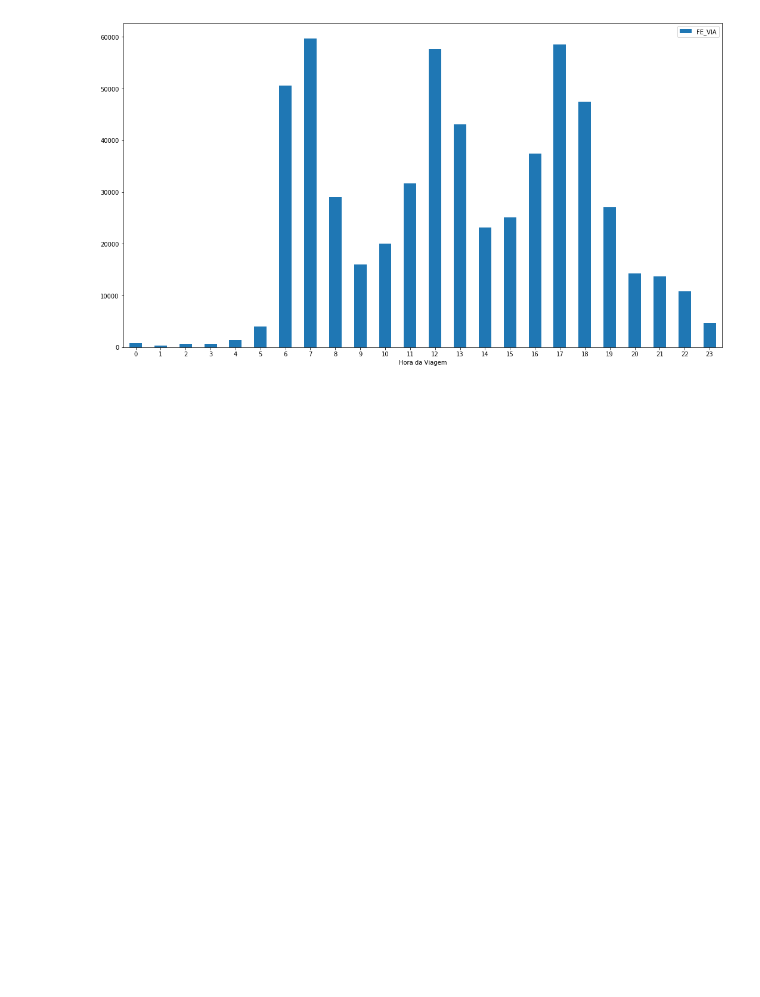
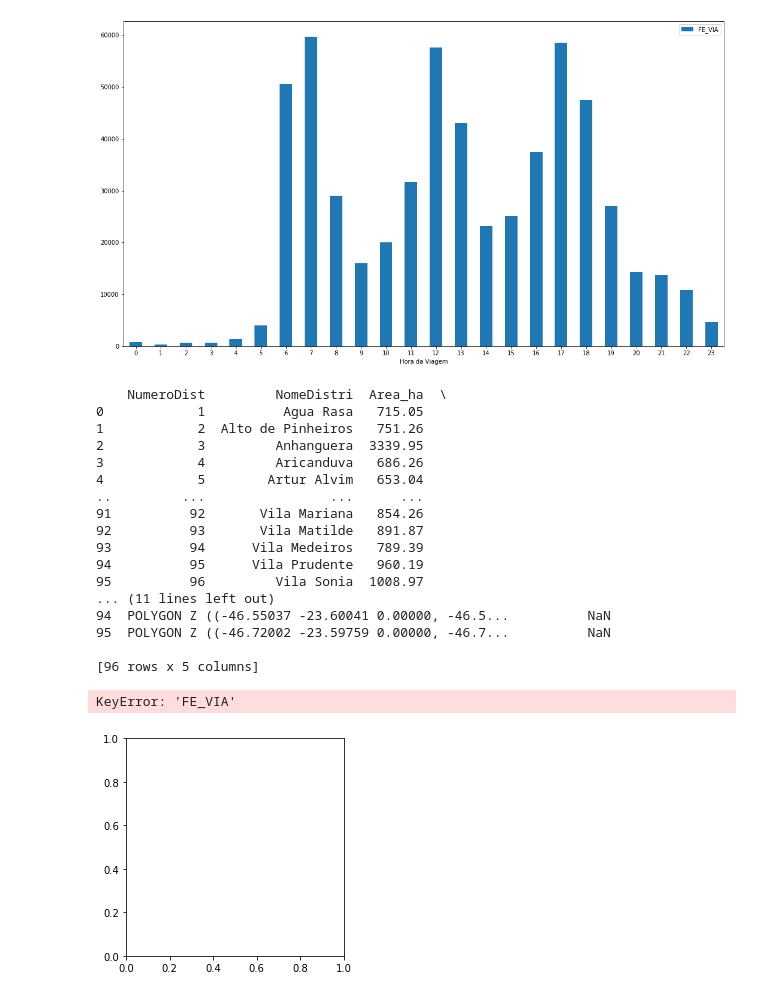
Before and after one commit to ezambomsantana/analise_od, a Jupyter notebook: notebook/Bike Analysis.ipynb, the cells around one changed output. Saved outputs shown, nothing was run; the diff lists cells and outputs as text; code cells hidden in the pictures; blank space fills up the shorter version.

```diff
--- a/notebook/Bike Analysis.ipynb
+++ b/notebook/Bike Analysis.ipynb
@@ -358,3 +360,41 @@ ax.set_xlabel("Hora da Viagem")
 plt.show()
 # %% [output]
 [figure]
+# %%
+mapa = gpd.GeoDataFrame.from_file("../data/shapes/Distritos_2017_region.shp", encoding='latin-1')
+mapa = mapa.to_crs({"init": "epsg:4326"})
+mapa['NomeDistri'] = mapa['NomeDistri'].apply(lambda x: unidecode.unidecode(x))
+
+mapa = mapa[mapa['NumeroDist'] <=96]
+
+teste = mapa.join(distri_atual)
+print(teste)
+
+cmap = mpl.cm.Blues(np.linspace(0,1,20))
+cmap = mpl.colors.ListedColormap(cmap[10:,:-1])
+
+fig, ax = plt.subplots(1, 1)
+teste.plot(column='FE_VIA', ax=ax, legend=True, cmap=cmap)
+
+plt.axis('off')
+plt.savefig(folder_images_maps + 'quantidade_bike.png', bbox_inches='tight', pad_inches=0.0)
+# %% [output]
+    NumeroDist         NomeDistri  Area_ha  \
+0            1          Agua Rasa   715.05
+1            2  Alto de Pinheiros   751.26
+2            3         Anhanguera  3339.95
+3            4         Aricanduva   686.26
+4            5        Artur Alvim   653.04
+..         ...                ...      ...
+91          92       Vila Mariana   854.26
+92          93       Vila Matilde   891.87
+93          94      Vila Medeiros   789.39
+94          95      Vila Prudente   960.19
+95          96         Vila Sonia  1008.97
+... (11 lines left out)
+94  POLYGON Z ((-46.55037 -23.60041 0.00000, -46.5...          NaN
+95  POLYGON Z ((-46.72002 -23.59759 0.00000, -46.7...          NaN
+
+[96 rows x 5 columns]
+KeyError: 'FE_VIA'
+[figure, added]
```
Also changed, not shown: parts of 4 cells of this notebook, 3 other files.
